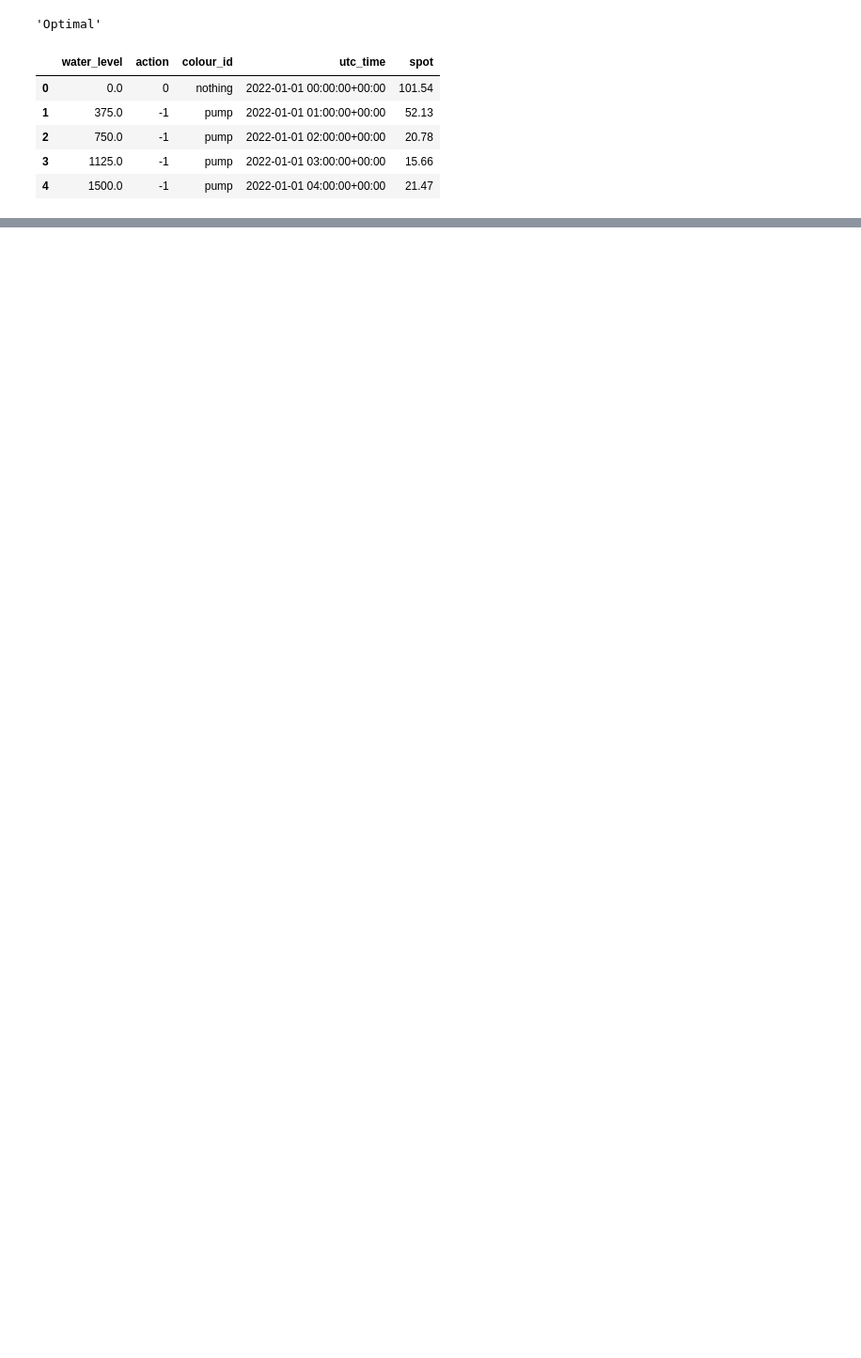
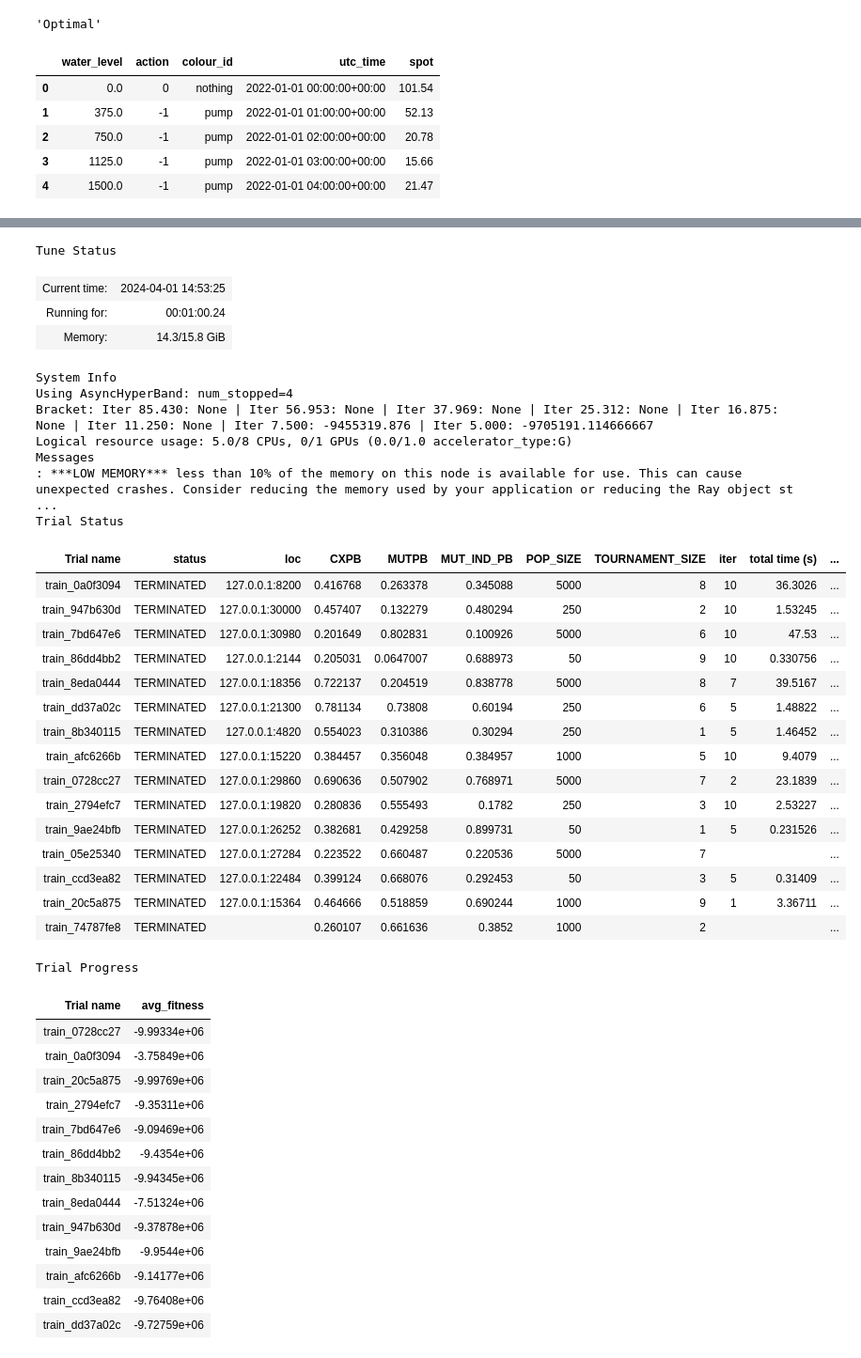
Before and after one commit to MathiasSteilen/genetic-algorithm-pumped-hydropower, a Jupyter notebook: 05 - Final Implementations and Simulations/Optimisation.ipynb, the cells around one changed output, grey strips where cells are left out. Shown at 94% size. Drawn from its saved outputs; the diff is of its cells as text; code cells hidden in the pictures; blank space fills up the shorter version.

Commit message:
blood sweat and tears to get ray tune running with locally imported module

```diff
--- a/05 - Final Implementations and Simulations/Optimisation.ipynb
+++ b/05 - Final Implementations and Simulations/Optimisation.ipynb
@@ -112,0 +109,2 @@ milp_profile.head()
+# %%
+ga_solver = GA_Actions(plant_params=plant_params, spot=df["spot"], utc_time=df["utc_time"])
@@ -112,0 +154,13 @@ milp_profile.head()
+# %%
+analysis = ga_solver.tune(
+    tune_config={
+        "CXPB": tune.uniform(0.2, 0.8),
+        "MUTPB": tune.uniform(0.05, 0.95),
+        "MUT_IND_PB": tune.uniform(0.05, 0.95),
+        "TOURNAMENT_SIZE": tune.randint(1, 10),
+        "POP_SIZE": tune.choice([50, 250, 500, 1000, 5000]),
+    },
+    total_generations=10,
+    timeout_s=60,
+)
+# %% [output]
@@ -112,0 +173,42 @@ milp_profile.head()
+Tune Status
+| Current time: | 2024-04-01 14:53:25 |
+| Running for: | 00:01:00.24 |
+| Memory: | 14.3/15.8 GiB |
+System Info
+Using AsyncHyperBand: num_stopped=4
+Bracket: Iter 85.430: None | Iter 56.953: None | Iter 37.969: None | Iter 25.312: None | Iter 16.875: None | Iter 11.250: None | Iter 7.500: -9455319.876 | Iter 5.000: -9705191.114666667
+Logical resource usage: 5.0/8 CPUs, 0/1 GPUs (0.0/1.0 accelerator_type:G)
+Messages
+: ***LOW MEMORY*** less than 10% of the memory on this node is available for use. This can cause unexpected crashes. Consider reducing the memory used by your application or reducing the Ray object st ...
+Trial Status
+| Trial name | status | loc | CXPB | MUTPB | MUT_IND_PB | POP_SIZE | TOURNAMENT_SIZE | iter | total time (s) | ... |
+| train_0a0f3094 | TERMINATED | 127.0.0.1:8200 | 0.416768 | 0.263378 | 0.345088 | 5000 | 8 | 10 | 36.3026 | ... |
+| train_947b630d | TERMINATED | 127.0.0.1:30000 | 0.457407 | 0.132279 | 0.480294 | 250 | 2 | 10 | 1.53245 | ... |
+| train_7bd647e6 | TERMINATED | 127.0.0.1:30980 | 0.201649 | 0.802831 | 0.100926 | 5000 | 6 | 10 | 47.53 | ... |
+| train_86dd4bb2 | TERMINATED | 127.0.0.1:2144 | 0.205031 | 0.0647007 | 0.688973 | 50 | 9 | 10 | 0.330756 | ... |
+| train_8eda0444 | TERMINATED | 127.0.0.1:18356 | 0.722137 | 0.204519 | 0.838778 | 5000 | 8 | 7 | 39.5167 | ... |
+| train_dd37a02c | TERMINATED | 127.0.0.1:21300 | 0.781134 | 0.73808 | 0.60194 | 250 | 6 | 5 | 1.48822 | ... |
+| train_8b340115 | TERMINATED | 127.0.0.1:4820 | 0.554023 | 0.310386 | 0.30294 | 250 | 1 | 5 | 1.46452 | ... |
+| train_afc6266b | TERMINATED | 127.0.0.1:15220 | 0.384457 | 0.356048 | 0.384957 | 1000 | 5 | 10 | 9.4079 | ... |
+| train_0728cc27 | TERMINATED | 127.0.0.1:29860 | 0.690636 | 0.507902 | 0.768971 | 5000 | 7 | 2 | 23.1839 | ... |
+| train_2794efc7 | TERMINATED | 127.0.0.1:19820 | 0.280836 | 0.555493 | 0.1782 | 250 | 3 | 10 | 2.53227 | ... |
+| train_9ae24bfb | TERMINATED | 127.0.0.1:26252 | 0.382681 | 0.429258 | 0.899731 | 50 | 1 | 5 | 0.231526 | ... |
+| train_05e25340 | TERMINATED | 127.0.0.1:27284 | 0.223522 | 0.660487 | 0.220536 | 5000 | 7 |  |  | ... |
+| train_ccd3ea82 | TERMINATED | 127.0.0.1:22484 | 0.399124 | 0.668076 | 0.292453 | 50 | 3 | 5 | 0.31409 | ... |
+| train_20c5a875 | TERMINATED | 127.0.0.1:15364 | 0.464666 | 0.518859 | 0.690244 | 1000 | 9 | 1 | 3.36711 | ... |
+| train_74787fe8 | TERMINATED |  | 0.260107 | 0.661636 | 0.3852 | 1000 | 2 |  |  | ... |
+Trial Progress
+| Trial name | avg_fitness |
+| train_0728cc27 | -9.99334e+06 |
+| train_0a0f3094 | -3.75849e+06 |
+| train_20c5a875 | -9.99769e+06 |
+| train_2794efc7 | -9.35311e+06 |
+| train_7bd647e6 | -9.09469e+06 |
+| train_86dd4bb2 | -9.4354e+06 |
+| train_8b340115 | -9.94345e+06 |
+| train_8eda0444 | -7.51324e+06 |
+| train_947b630d | -9.37878e+06 |
+| train_9ae24bfb | -9.9544e+06 |
+| train_afc6266b | -9.14177e+06 |
+| train_ccd3ea82 | -9.76408e+06 |
+| train_dd37a02c | -9.72759e+06 |
```
Also changed, not shown: parts of 16 cells of this notebook, 4 other files.
